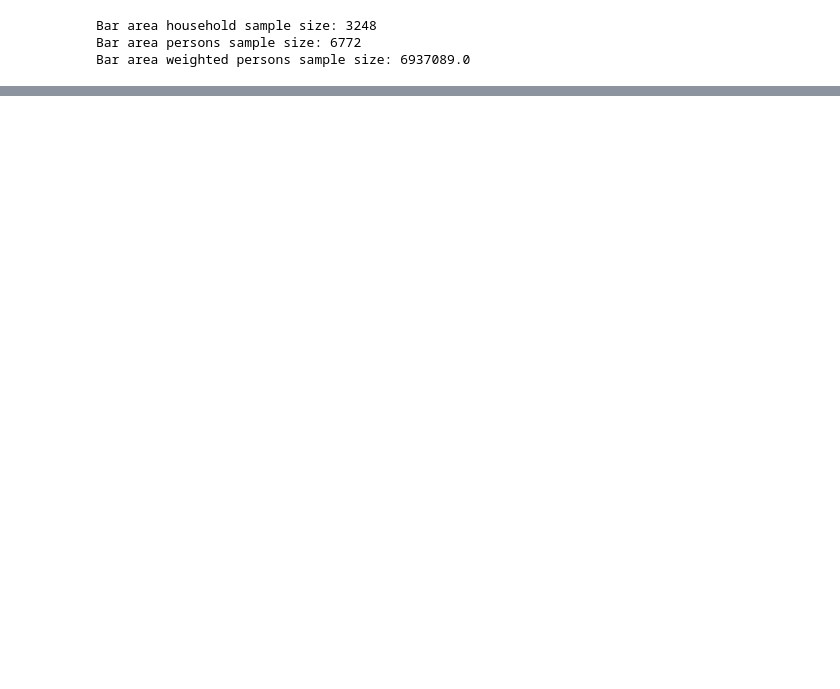
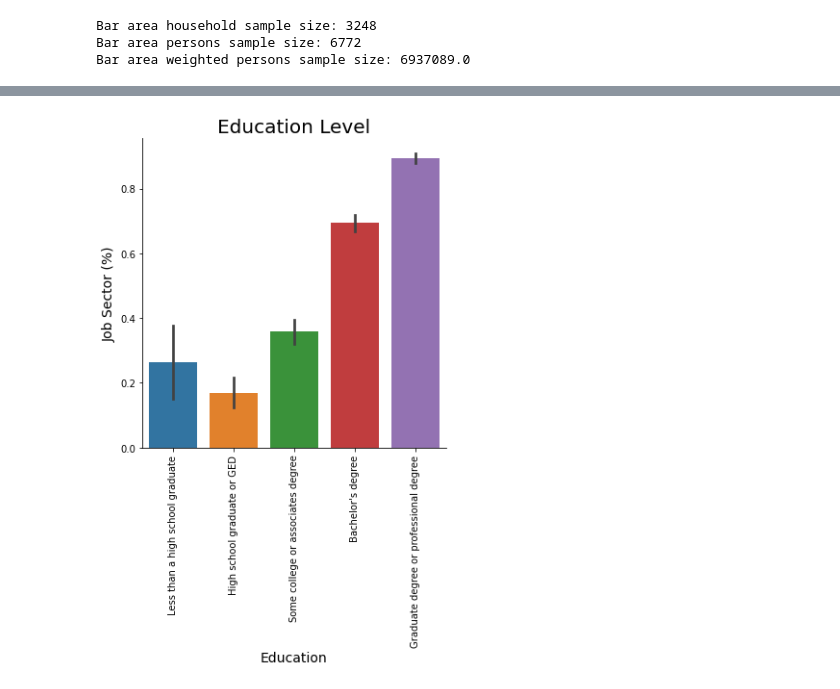
Before and after one commit to annitodd/activitysim, a Jupyter notebook: carb/jupyter_notebooks/job_sector_model_estimation.ipynb, the cells around one changed output, grey strips where cells are left out. Cells and saved outputs as stored; diff of their text form; code cells hidden in the pictures; blank space fills up the shorter version.

```diff
--- a/carb/jupyter_notebooks/job_sector_model_estimation.ipynb
+++ b/carb/jupyter_notebooks/job_sector_model_estimation.ipynb
@@ -74,0 +88,3 @@ ModuleNotFoundError: No module named 'biogeme'
+# %%
+workers['job'] = (workers['OCCAT'] == 4).astype(int)
+workers.job.value_counts()
@@ -74,0 +153,14 @@ ModuleNotFoundError: No module named 'biogeme'
+# %%
+educ_labels = ['Less than a high school graduate',
+                'High school graduate or GED',
+                'Some college or associates degree',
+                "Bachelor's degree" ,
+                "Graduate degree or professional degree" ]
+
+sns.catplot(x="EDUC", y="job", kind="bar", data=workers)
+plt.ylabel('Job Sector (%)',fontsize = 14);
+plt.xlabel('Education',fontsize = 14)
+plt.title('Education Level', fontsize = 20)
+plt.xticks([0,1,2,3,4], educ_labels, rotation = 90);
+# %% [output]
+[figure, added]
```
Also changed, not shown: parts of 34 cells of this notebook, 15 other files.
